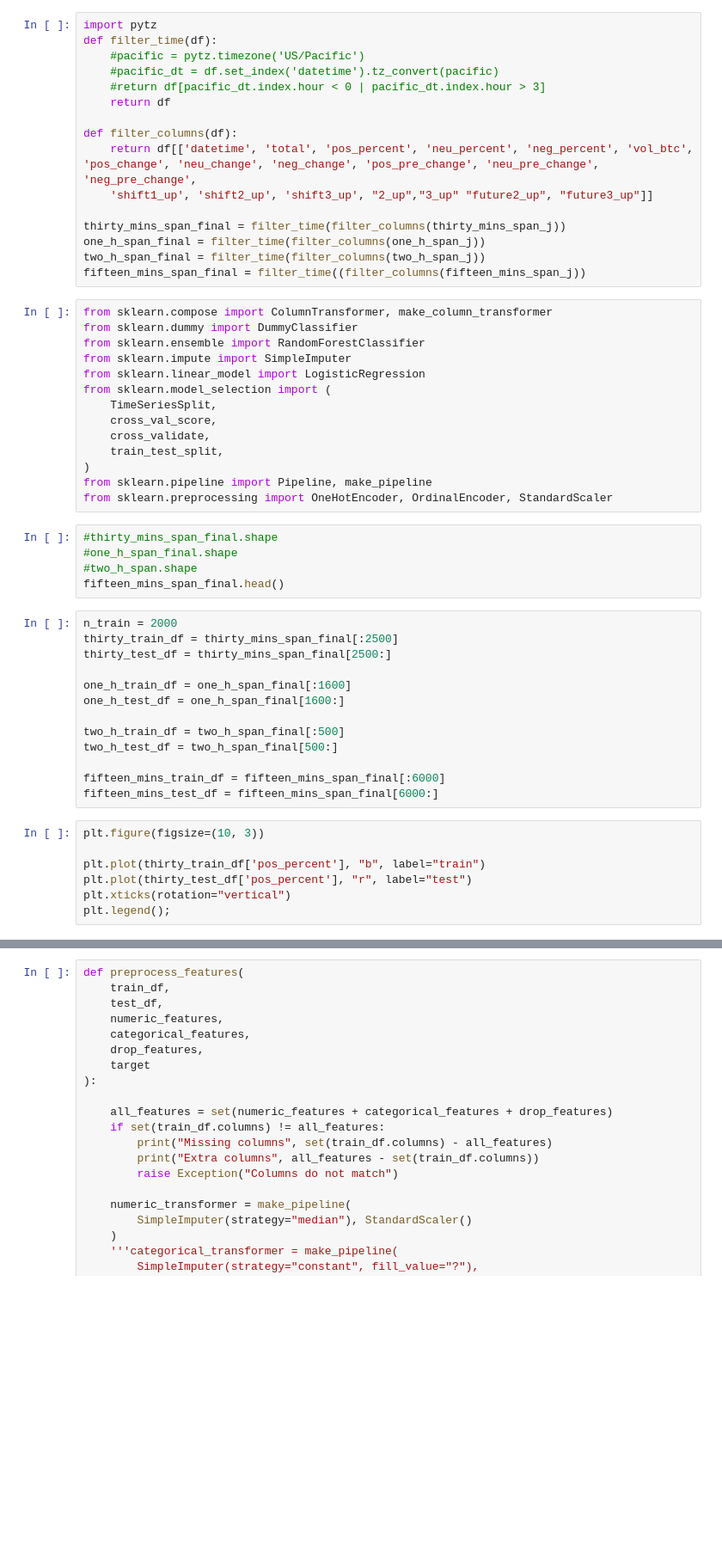
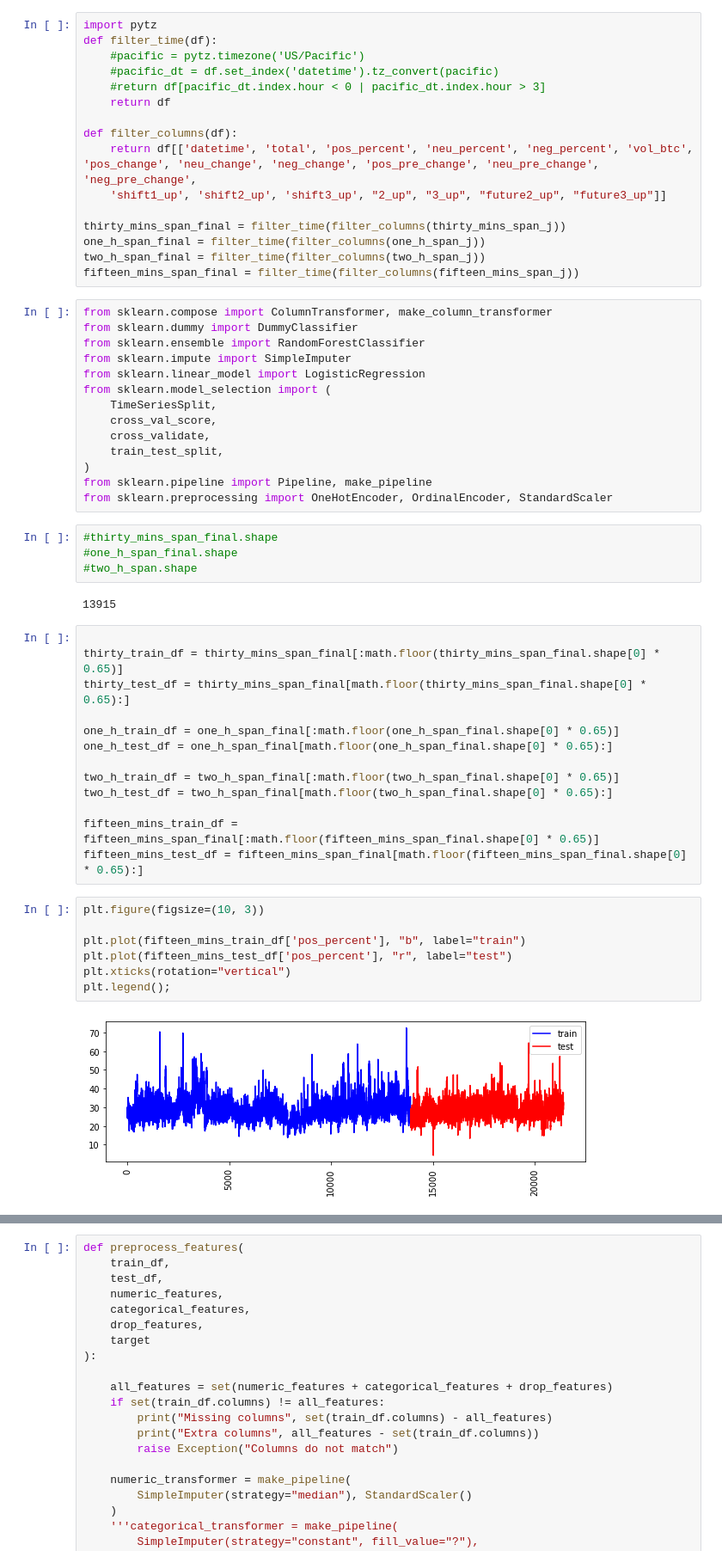
Before and after one commit to superzzp/Bitcoin-Price-Fluctuation-Twitter-Sentiment-Analysis, a Jupyter notebook: notebooks/1.0-zzp-aggregate-sentiments.ipynb, the cells around one changed output, grey strips where cells are left out. Shown at 86% size. Saved outputs shown, nothing was run; the diff lists cells and outputs as text; blank space fills up the shorter version.

```diff
--- a/notebooks/1.0-zzp-aggregate-sentiments.ipynb
+++ b/notebooks/1.0-zzp-aggregate-sentiments.ipynb
@@ -256,12 +332,12 @@ def filter_time(df):
 
 def filter_columns(df):
     return df[['datetime', 'total', 'pos_percent', 'neu_percent', 'neg_percent', 'vol_btc', 'pos_change', 'neu_change', 'neg_change', 'pos_pre_change', 'neu_pre_change', 'neg_pre_change',
-    'shift1_up', 'shift2_up', 'shift3_up', "2_up","3_up" "future2_up", "future3_up"]]
+    'shift1_up', 'shift2_up', 'shift3_up', "2_up", "3_up", "future2_up", "future3_up"]]
 
 thirty_mins_span_final = filter_time(filter_columns(thirty_mins_span_j))
 one_h_span_final = filter_time(filter_columns(one_h_span_j))
 two_h_span_final = filter_time(filter_columns(two_h_span_j))
-fifteen_mins_span_final = filter_time((filter_columns(fifteen_mins_span_j))
+fifteen_mins_span_final = filter_time(filter_columns(fifteen_mins_span_j))
 # %%
 from sklearn.compose import ColumnTransformer, make_column_transformer
 from sklearn.dummy import DummyClassifier
@@ -280,27 +356,30 @@ from sklearn.preprocessing import OneHotEncoder, OrdinalEncoder, StandardScaler
 #thirty_mins_span_final.shape
 #one_h_span_final.shape
 #two_h_span.shape
-fifteen_mins_span_final.head()
+# %% [output]
+13915
-# %%
-n_train = 2000
-thirty_train_df = thirty_mins_span_final[:2500]
-thirty_test_df = thirty_mins_span_final[2500:]
-
-one_h_train_df = one_h_span_final[:1600]
-one_h_test_df = one_h_span_final[1600:]
-
-two_h_train_df = two_h_span_final[:500]
-two_h_test_df = two_h_span_final[500:]
-
-fifteen_mins_train_df = fifteen_mins_span_final[:6000]
-fifteen_mins_test_df = fifteen_mins_span_final[6000:]
+# %%
+
+thirty_train_df = thirty_mins_span_final[:math.floor(thirty_mins_span_final.shape[0] * 0.65)]
+thirty_test_df = thirty_mins_span_final[math.floor(thirty_mins_span_final.shape[0] * 0.65):]
+
+one_h_train_df = one_h_span_final[:math.floor(one_h_span_final.shape[0] * 0.65)]
+one_h_test_df = one_h_span_final[math.floor(one_h_span_final.shape[0] * 0.65):]
+
+two_h_train_df = two_h_span_final[:math.floor(two_h_span_final.shape[0] * 0.65)]
+two_h_test_df = two_h_span_final[math.floor(two_h_span_final.shape[0] * 0.65):]
+
+fifteen_mins_train_df = fifteen_mins_span_final[:math.floor(fifteen_mins_span_final.shape[0] * 0.65)]
+fifteen_mins_test_df = fifteen_mins_span_final[math.floor(fifteen_mins_span_final.shape[0] * 0.65):]
 # %%
 plt.figure(figsize=(10, 3))
 
-plt.plot(thirty_train_df['pos_percent'], "b", label="train")
-plt.plot(thirty_test_df['pos_percent'], "r", label="test")
+plt.plot(fifteen_mins_train_df['pos_percent'], "b", label="train")
+plt.plot(fifteen_mins_test_df['pos_percent'], "r", label="test")
 plt.xticks(rotation="vertical")
 plt.legend();
+# %% [output]
+[figure, added]
 # %%
 numeric_features = [
     "pos_percent",
```
Also changed, not shown: parts of 17 cells of this notebook, 1 other file.
